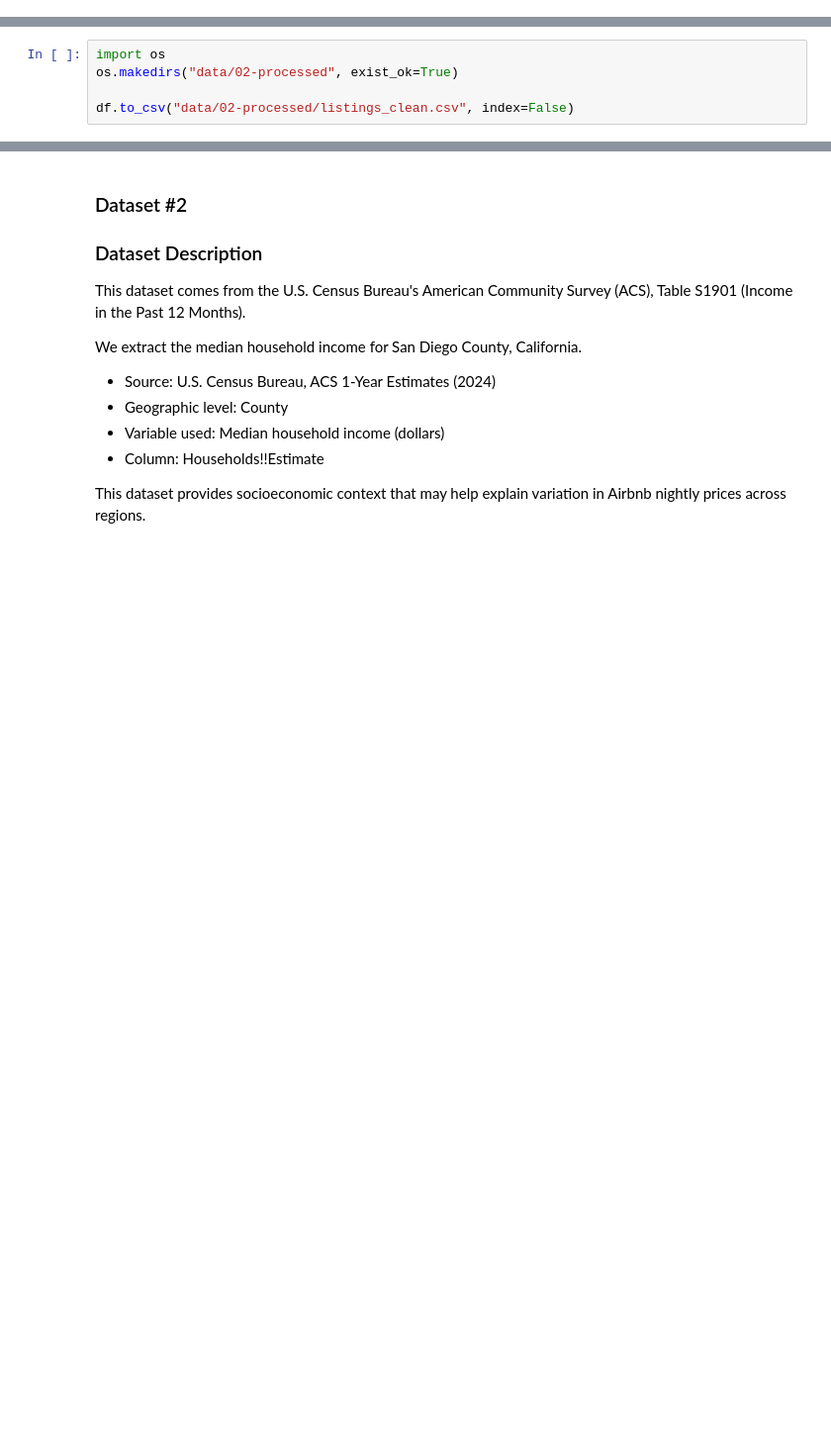
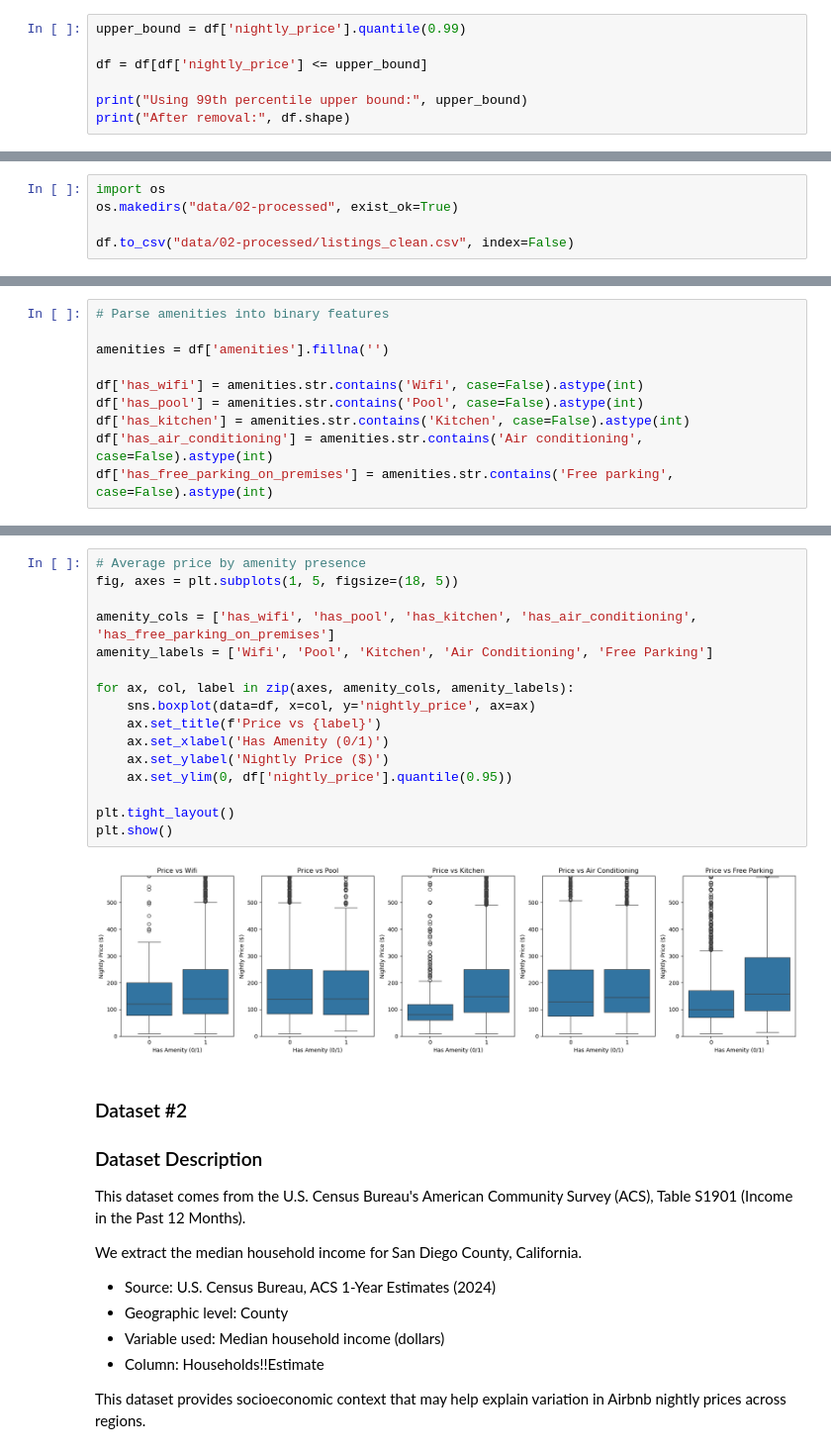
Before and after one commit to COGS108/Group082_WI26, a Jupyter notebook: 01-DataCheckpoint.ipynb, the cells around one changed output, grey strips where cells are left out. Shown at 99% size. Cells and saved outputs as stored; diff of their text form; blank space fills up the shorter version.

Commit message:
Add explanation of fixes based on feedback for 01- Data Checkpoint

```diff
--- a/01-DataCheckpoint.ipynb
+++ b/01-DataCheckpoint.ipynb
@@ -236,0 +275,7 @@ print("After removal:", df.shape)
+# %%
+upper_bound = df['nightly_price'].quantile(0.99)
+
+df = df[df['nightly_price'] <= upper_bound]
+
+print("Using 99th percentile upper bound:", upper_bound)
+print("After removal:", df.shape)
@@ -257,0 +329,10 @@ df.to_csv("data/02-processed/listings_clean.csv", index=False)
+# %%
+# Parse amenities into binary features
+
+amenities = df['amenities'].fillna('')
+
+df['has_wifi'] = amenities.str.contains('Wifi', case=False).astype(int)
+df['has_pool'] = amenities.str.contains('Pool', case=False).astype(int)
+df['has_kitchen'] = amenities.str.contains('Kitchen', case=False).astype(int)
+df['has_air_conditioning'] = amenities.str.contains('Air conditioning', case=False).astype(int)
+df['has_free_parking_on_premises'] = amenities.str.contains('Free parking', case=False).astype(int)
@@ -258,3 +356,21 @@ df.to_csv("data/02-processed/listings_clean.csv", index=False)
+# %%
+# Average price by amenity presence
+fig, axes = plt.subplots(1, 5, figsize=(18, 5))
+
+amenity_cols = ['has_wifi', 'has_pool', 'has_kitchen', 'has_air_conditioning', 'has_free_parking_on_premises']
+amenity_labels = ['Wifi', 'Pool', 'Kitchen', 'Air Conditioning', 'Free Parking']
+
+for ax, col, label in zip(axes, amenity_cols, amenity_labels):
+    sns.boxplot(data=df, x=col, y='nightly_price', ax=ax)
+    ax.set_title(f'Price vs {label}')
+    ax.set_xlabel('Has Amenity (0/1)')
+    ax.set_ylabel('Nightly Price ($)')
+    ax.set_ylim(0, df['nightly_price'].quantile(0.95))
+
+plt.tight_layout()
+plt.show()
+# %% [output]
+[figure, added]
 # %% [markdown]
 ### Dataset #2
 
```
Also changed, not shown: parts of 16 cells of this notebook, 1 other file.
